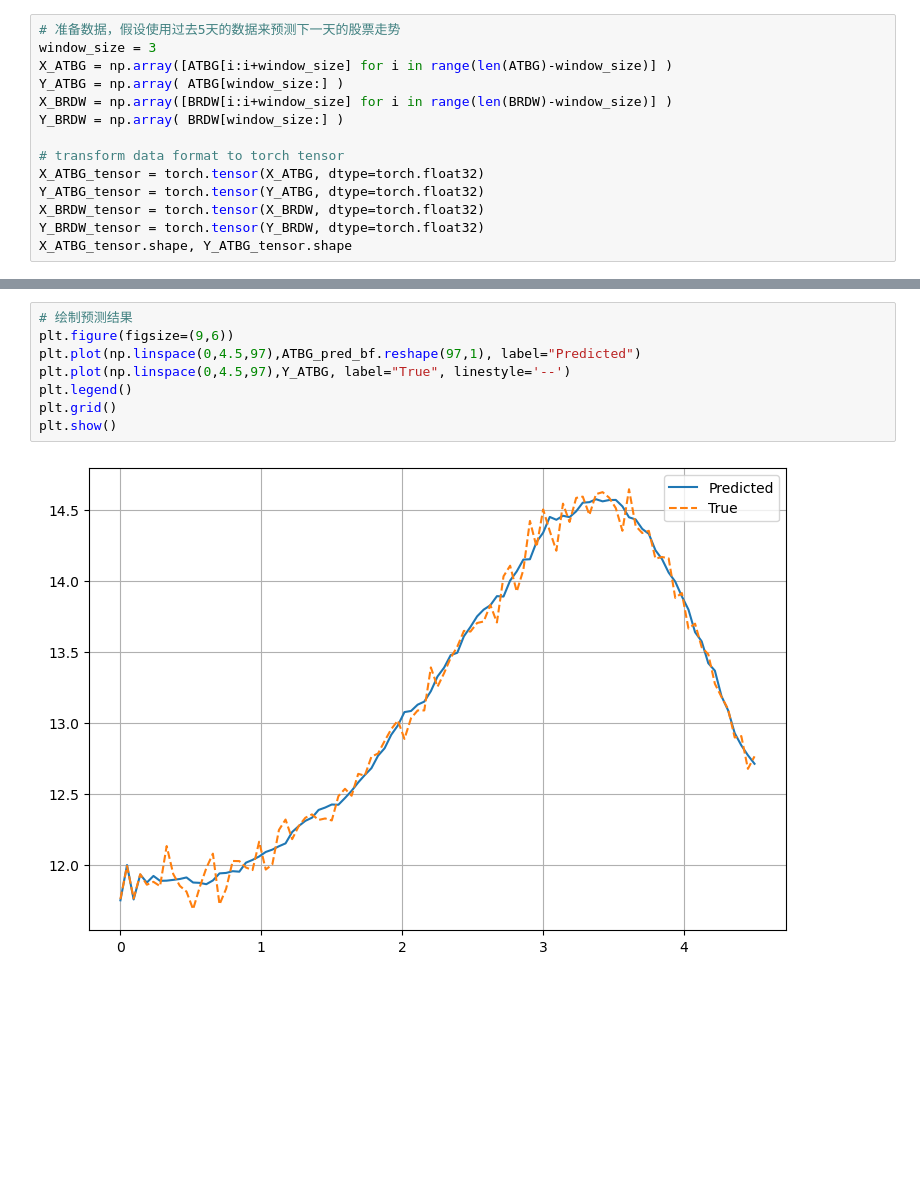
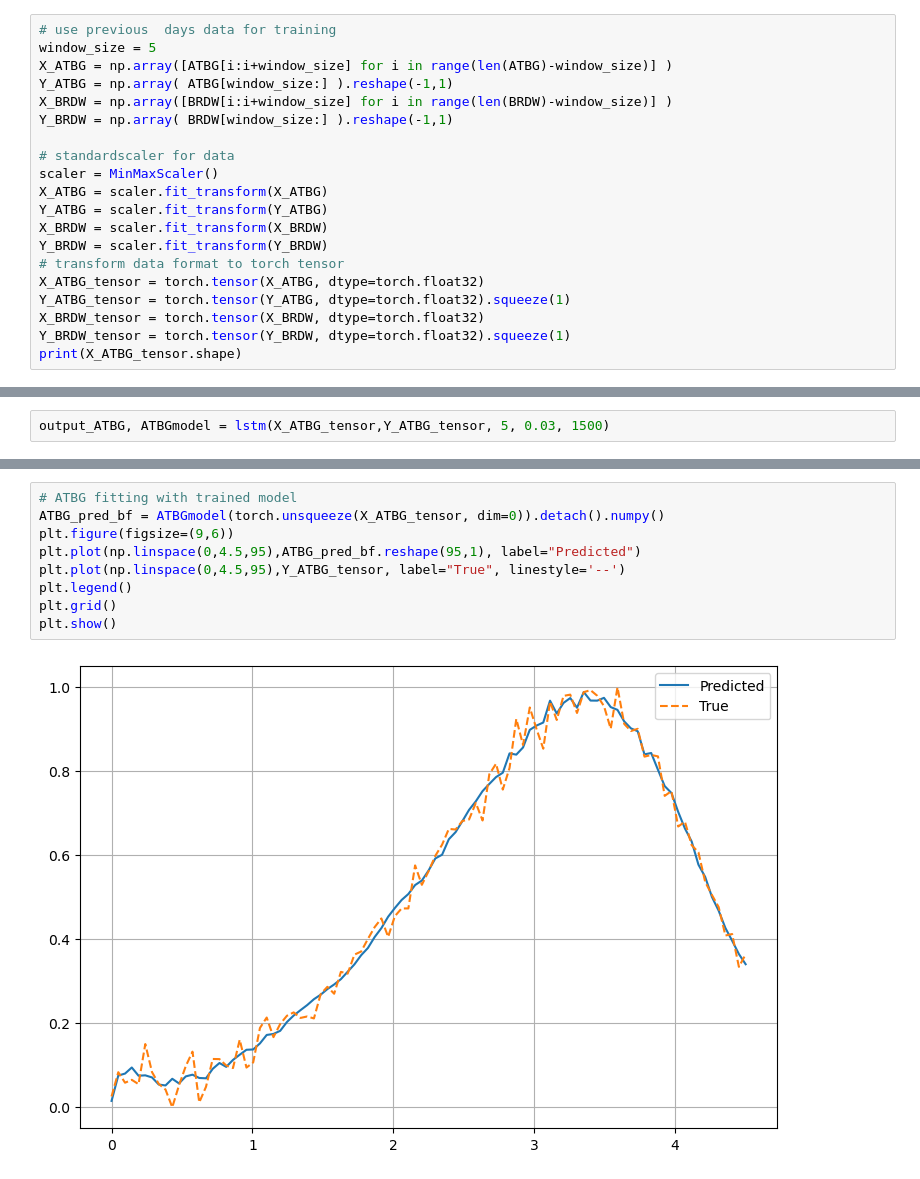
Before and after one commit to Ivy421/5311, a Jupyter notebook: 5311_CA1_PartB.ipynb, the cells around one changed output, grey strips where cells are left out. Drawn from its saved outputs; the diff is of its cells as text; blank space fills up the shorter version.

```diff
--- a/5311_CA1_PartB.ipynb
+++ b/5311_CA1_PartB.ipynb
@@ -10,17 +12,23 @@ stock_df = pd.read_csv('assignment_1b-data-1.csv')
 ATBG = stock_df['ATBG']
 BRDW = stock_df['BRDW']
 # %%
-# 准备数据，假设使用过去5天的数据来预测下一天的股票走势
-window_size = 3
+# use previous  days data for training
+window_size = 5
 X_ATBG = np.array([ATBG[i:i+window_size] for i in range(len(ATBG)-window_size)] )
-Y_ATBG = np.array( ATBG[window_size:] )
+Y_ATBG = np.array( ATBG[window_size:] ).reshape(-1,1)
 X_BRDW = np.array([BRDW[i:i+window_size] for i in range(len(BRDW)-window_size)] )
-Y_BRDW = np.array( BRDW[window_size:] )
+Y_BRDW = np.array( BRDW[window_size:] ).reshape(-1,1)
 
+# standardscaler for data
+scaler = MinMaxScaler()
+X_ATBG = scaler.fit_transform(X_ATBG)
+Y_ATBG = scaler.fit_transform(Y_ATBG)
+X_BRDW = scaler.fit_transform(X_BRDW)
+Y_BRDW = scaler.fit_transform(Y_BRDW)
 # transform data format to torch tensor
 X_ATBG_tensor = torch.tensor(X_ATBG, dtype=torch.float32)
-Y_ATBG_tensor = torch.tensor(Y_ATBG, dtype=torch.float32)
+Y_ATBG_tensor = torch.tensor(Y_ATBG, dtype=torch.float32).squeeze(1)
 X_BRDW_tensor = torch.tensor(X_BRDW, dtype=torch.float32)
-Y_BRDW_tensor = torch.tensor(Y_BRDW, dtype=torch.float32)
-X_ATBG_tensor.shape, Y_ATBG_tensor.shape
+Y_BRDW_tensor = torch.tensor(Y_BRDW, dtype=torch.float32).squeeze(1)
+print(X_ATBG_tensor.shape)
 # %% [output]
@@ -94,0 +88,2 @@ ATBG_pred_bf = model(torch.unsqueeze(X_ATBG_tensor, dim=0)).detach().numpy()
+# %%
+output_ATBG, ATBGmodel = lstm(X_ATBG_tensor,Y_ATBG_tensor, 5, 0.03, 1500)
@@ -95,10 +101,11 @@ ATBG_pred_bf = model(torch.unsqueeze(X_ATBG_tensor, dim=0)).detach().numpy()
 # %%
-# 绘制预测结果
+# ATBG fitting with trained model
+ATBG_pred_bf = ATBGmodel(torch.unsqueeze(X_ATBG_tensor, dim=0)).detach().numpy()
 plt.figure(figsize=(9,6))
-plt.plot(np.linspace(0,4.5,97),ATBG_pred_bf.reshape(97,1), label="Predicted")
-plt.plot(np.linspace(0,4.5,97),Y_ATBG, label="True", linestyle='--')
+plt.plot(np.linspace(0,4.5,95),ATBG_pred_bf.reshape(95,1), label="Predicted")
+plt.plot(np.linspace(0,4.5,95),Y_ATBG_tensor, label="True", linestyle='--')
 plt.legend()
 plt.grid()
 plt.show()
 # %% [output]
-[figure, old version]
+[figure, new version]
```
Also changed, not shown: parts of 14 cells of this notebook.
